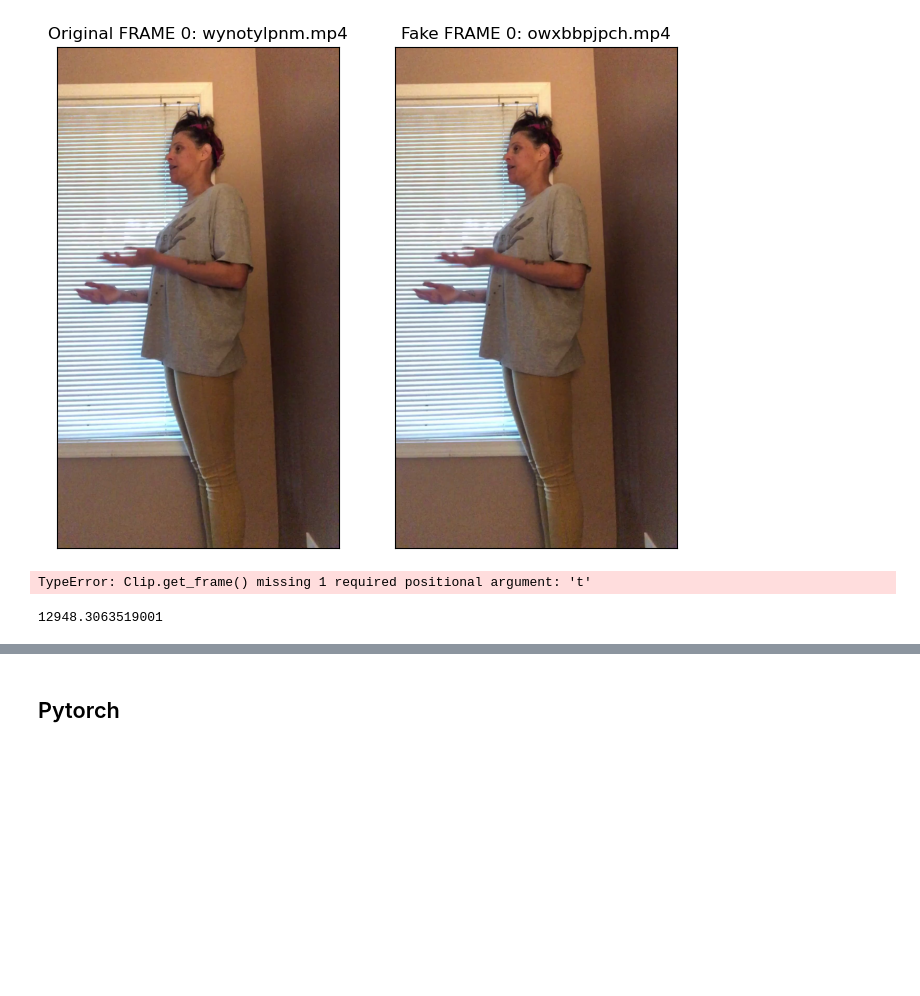
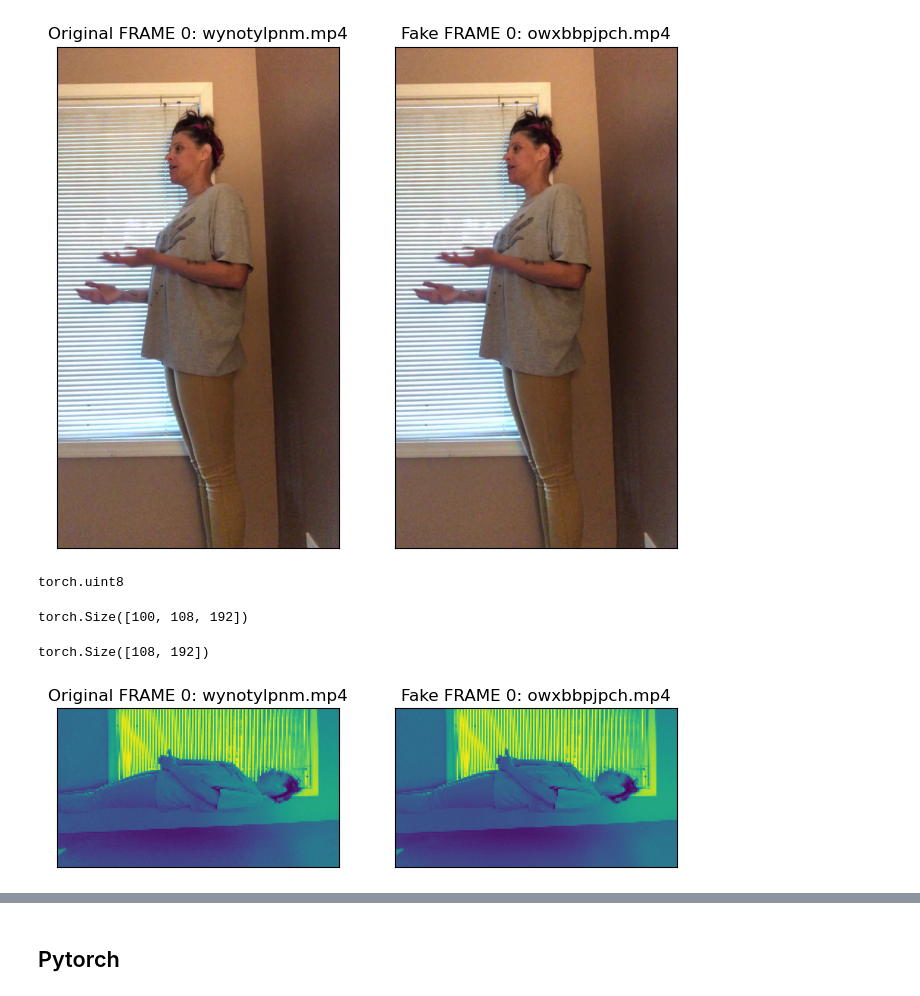
Before and after one commit to VictorMel/DeepFakeDetection, a Jupyter notebook: Victor/ex1.ipynb, the cells around one changed output, grey strips where cells are left out. Saved outputs shown, nothing was run; the diff lists cells and outputs as text; code cells hidden in the pictures; blank space fills up the shorter version.

```diff
--- a/Victor/ex1.ipynb
+++ b/Victor/ex1.ipynb
@@ -197,13 +214,27 @@ def LoadVideo(filepath):
     video = np.array(video)
     video = torch.tensor(video)
     return video
-# %%
-video = LoadVideo(fake_filepath)
-display(video.shape)
-display(video.dtype)
-# %% [output]
-TypeError: Clip.get_frame() missing 1 required positional argument: 't'
-# %%
-119197 * 300 * 1920 * 1080 * 3 / (16*1024*1024*1024)
-# %% [output]
-12948.3063519001
+# %%
+video = LoadVideo('E:\\DeepFakeDetection\\dfdc_train_all\\dfdc_train_part_00\\dfdc_train_part_0\\omrtielsni.mp4',10,0.1,True)
+display(video.dtype)
+display(video.shape)
+# %% [output]
+torch.uint8
+torch.Size([100, 108, 192])
+# %%
+fig, ax = plt.subplots(1,2, figsize=(8, 7))
+v1 = video[0,:,:]
+display(v1.shape)
+ax[0].imshow(video[0,:,:])
+ax[0].xaxis.set_visible(False)
+ax[0].yaxis.set_visible(False)
+ax[0].title.set_text(f"Original FRAME 0: {orig_filename}")
+plt.grid(False)
+ax[1].imshow(video[1,:,:])
+ax[1].xaxis.set_visible(False)
+ax[1].yaxis.set_visible(False)
+ax[1].title.set_text(f"Fake FRAME 0: {fake_filename}")
+plt.grid(False)
+# %% [output]
+torch.Size([108, 192])
+[figure, added]
```
Also changed, not shown: parts of 4 cells of this notebook.
